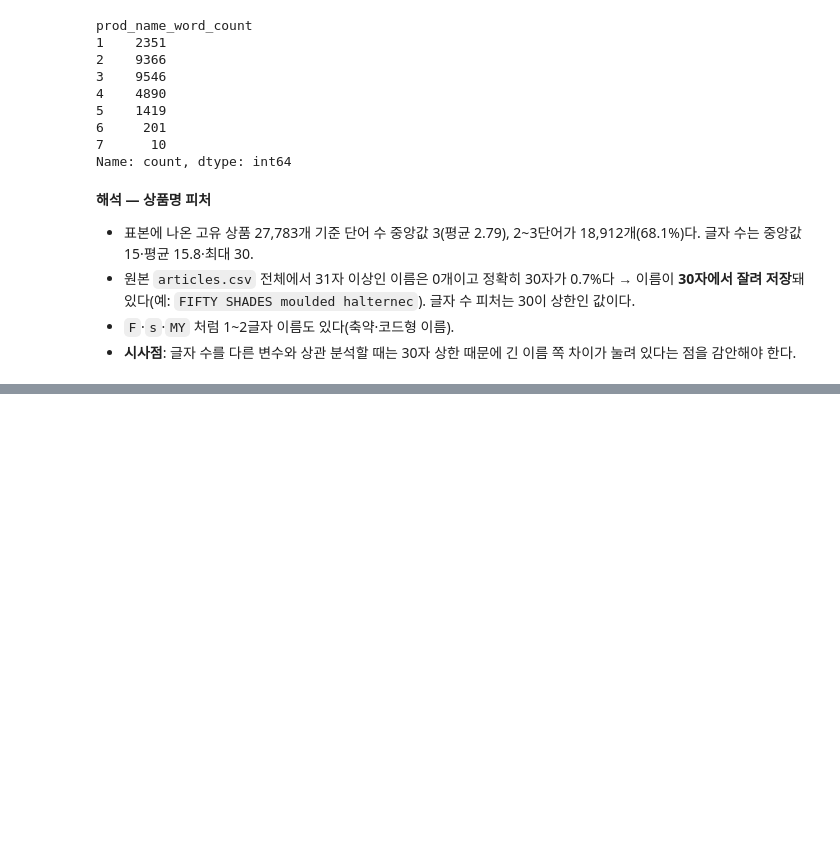
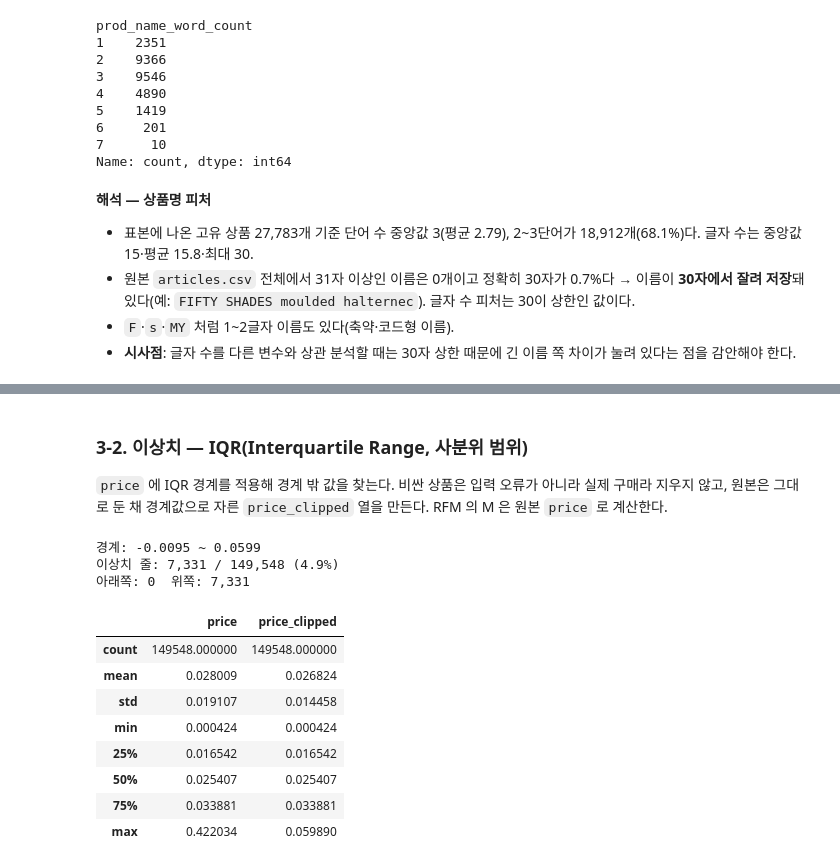
Before and after one commit to sangwoo-codyssey/a1-1-ecommerce-rfm, a Jupyter notebook: notebooks/analysis_report.ipynb, the cells around one changed output, grey strips where cells are left out. Cells and saved outputs as stored; diff of their text form; code cells hidden in the pictures; blank space fills up the shorter version.

```diff
--- a/notebooks/analysis_report.ipynb
+++ b/notebooks/analysis_report.ipynb
@@ -173,0 +220,27 @@ Name: count, dtype: int64
+# %% [markdown]
+### 3-2. 이상치 — IQR(Interquartile Range, 사분위 범위)
+
+`price` 에 IQR 경계를 적용해 경계 밖 값을 찾는다. 비싼 상품은 입력 오류가 아니라 실제 구매라 지우지 않고, 원본은 그대로 둔 채 경계값으로 자른 `price_clipped` 열을 만든다. RFM 의 M 은 원본 `price` 로 계산한다.
+# %%
+outliers = analyzer.detect_outliers("price", threshold=1.5)
+lower, upper = analyzer.outlier_bounds["price"]
+print(f"경계: {lower:.4f} ~ {upper:.4f}")
+print(f"이상치 줄: {len(outliers):,} / {len(df):,} ({len(outliers) / len(df):.1%})")
+print(f"아래쪽: {(df['price'] < lower).sum():,}  위쪽: {(df['price'] > upper).sum():,}")
+# %% [output]
+경계: -0.0095 ~ 0.0599
+이상치 줄: 7,331 / 149,548 (4.9%)
+아래쪽: 0  위쪽: 7,331
+# %%
+analyzer.clip_outliers("price", threshold=1.5)
+df[["price", "price_clipped"]].describe()
+# %% [output]
+|  | price | price_clipped |
+| count | 149548.000000 | 149548.000000 |
+| mean | 0.028009 | 0.026824 |
+| std | 0.019107 | 0.014458 |
+| min | 0.000424 | 0.000424 |
+| 25% | 0.016542 | 0.016542 |
+| 50% | 0.025407 | 0.025407 |
+| 75% | 0.033881 | 0.033881 |
+| max | 0.422034 | 0.059890 |
```
Also changed, not shown: parts of 7 cells of this notebook, 1 other file.
